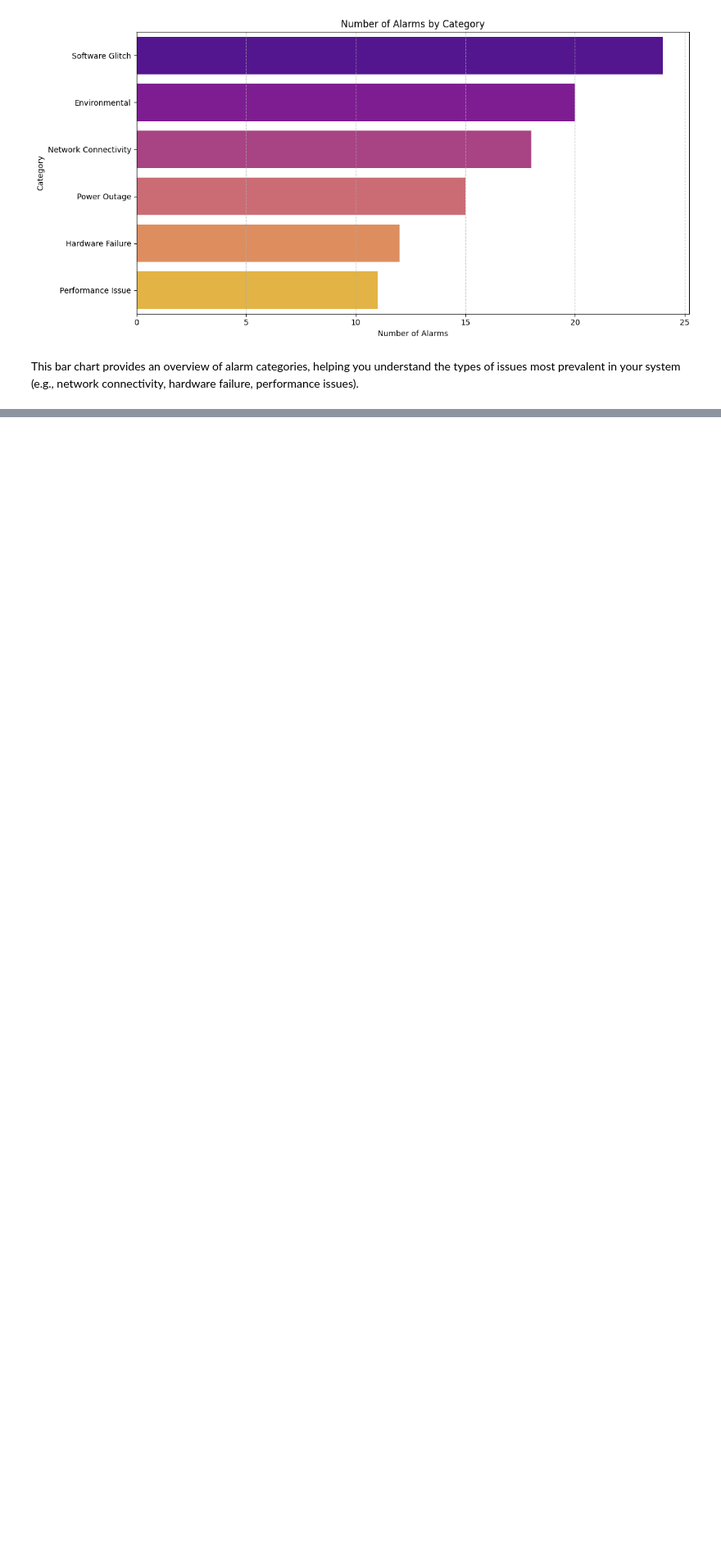
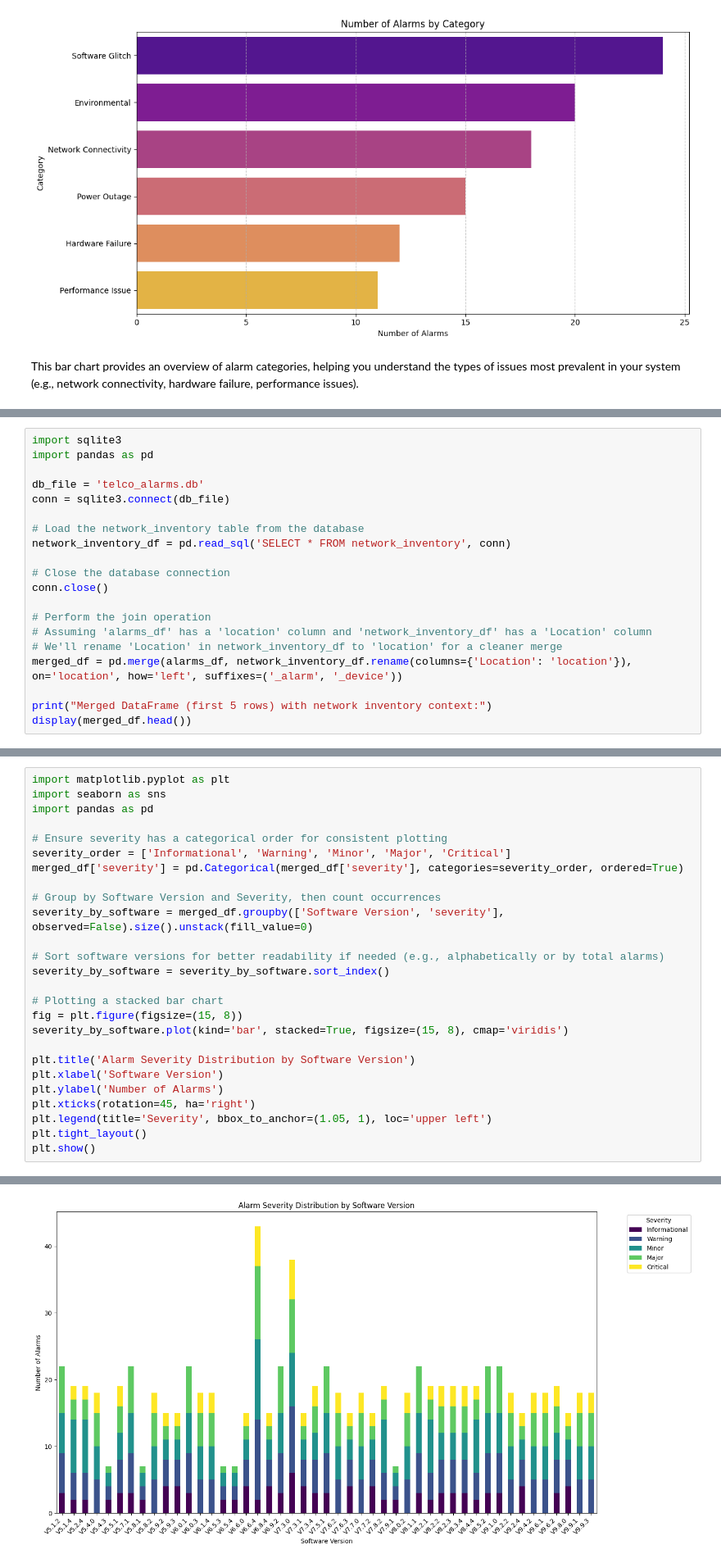
Before and after one commit to dkumar-tech/desktop-tutorial, a Jupyter notebook: CSVGenProcess.ipynb, the cells around one changed output, grey strips where cells are left out. Shown at 82% size. Drawn from its saved outputs; the diff is of its cells as text; blank space fills up the shorter version.

```diff
--- a/CSVGenProcess.ipynb
+++ b/CSVGenProcess.ipynb
@@ -287,0 +496,20 @@ This bar chart provides an overview of alarm categories, helping you understand
+# %%
+import sqlite3
+import pandas as pd
+
+db_file = 'telco_alarms.db'
+conn = sqlite3.connect(db_file)
+
+# Load the network_inventory table from the database
+network_inventory_df = pd.read_sql('SELECT * FROM network_inventory', conn)
+
+# Close the database connection
+conn.close()
+
+# Perform the join operation
+# Assuming 'alarms_df' has a 'location' column and 'network_inventory_df' has a 'Location' column
+# We'll rename 'Location' in network_inventory_df to 'location' for a cleaner merge
+merged_df = pd.merge(alarms_df, network_inventory_df.rename(columns={'Location': 'location'}), on='location', how='left', suffixes=('_alarm', '_device'))
+
+print("Merged DataFrame (first 5 rows) with network inventory context:")
+display(merged_df.head())
@@ -287,0 +528,27 @@ This bar chart provides an overview of alarm categories, helping you understand
+# %%
+import matplotlib.pyplot as plt
+import seaborn as sns
+import pandas as pd
+
+# Ensure severity has a categorical order for consistent plotting
+severity_order = ['Informational', 'Warning', 'Minor', 'Major', 'Critical']
+merged_df['severity'] = pd.Categorical(merged_df['severity'], categories=severity_order, ordered=True)
+
+# Group by Software Version and Severity, then count occurrences
+severity_by_software = merged_df.groupby(['Software Version', 'severity'], observed=False).size().unstack(fill_value=0)
+
+# Sort software versions for better readability if needed (e.g., alphabetically or by total alarms)
+severity_by_software = severity_by_software.sort_index()
+
+# Plotting a stacked bar chart
+fig = plt.figure(figsize=(15, 8))
+severity_by_software.plot(kind='bar', stacked=True, figsize=(15, 8), cmap='viridis')
+
+plt.title('Alarm Severity Distribution by Software Version')
+plt.xlabel('Software Version')
+plt.ylabel('Number of Alarms')
+plt.xticks(rotation=45, ha='right')
+plt.legend(title='Severity', bbox_to_anchor=(1.05, 1), loc='upper left')
+plt.tight_layout()
+plt.show()
+# %% [output]
@@ -287,0 +556 @@ This bar chart provides an overview of alarm categories, helping you understand
+[figure, added]
```
Also changed, not shown: parts of 42 cells of this notebook.
